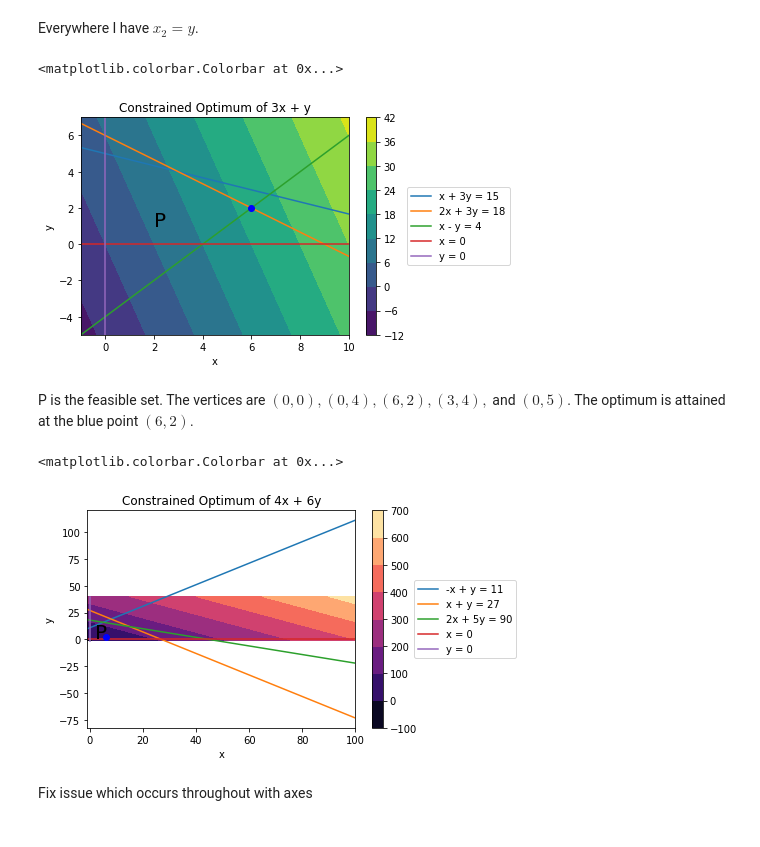
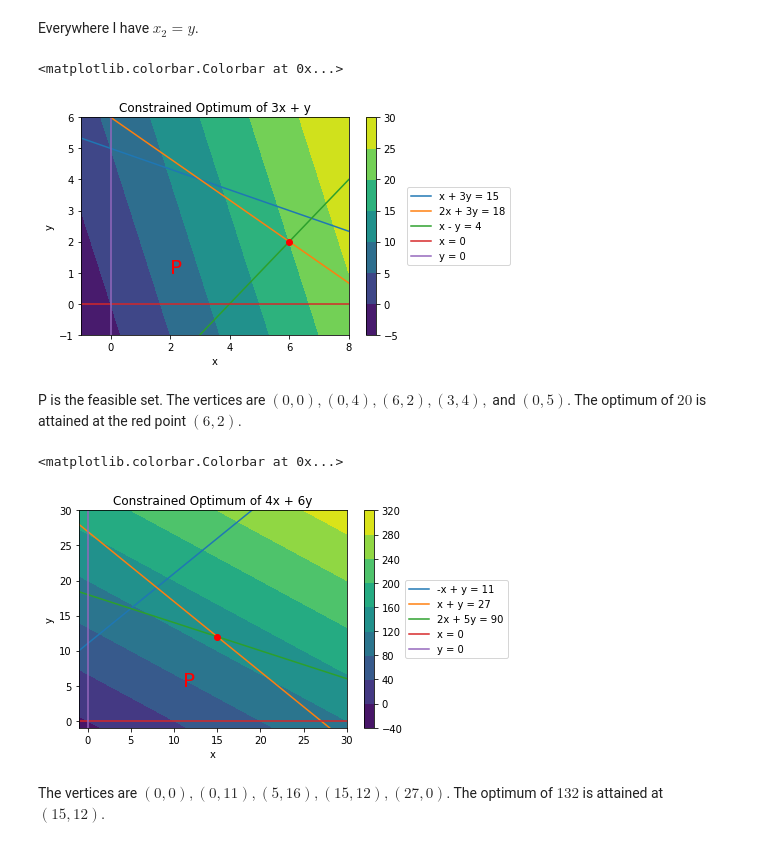
Before and after one commit to mattdbrown17/BootCamp2018, a Jupyter notebook: ProbSets/Math/ProbSet5/Math PS5.ipynb, the cells around one changed output. Saved outputs shown, nothing was run; the diff lists cells and outputs as text; code cells hidden in the pictures.

```diff
--- a/ProbSets/Math/ProbSet5/Math PS5.ipynb
+++ b/ProbSets/Math/ProbSet5/Math PS5.ipynb
@@ -47,8 +47,8 @@ The region labeled "P" is the feasible set, the function values are colormapped,
 Everywhere I have $x_2 = y$.
 # %%
 #initialize grids
-xgrid = np.linspace(-1, 10, 100)
-ygrid = np.linspace(-5, 7, 100)
+xgrid = np.linspace(-1, 8, 100)
+ygrid = np.linspace(-1, 6, 100)
 X, Y = np.meshgrid(xgrid, ygrid)
 
 #Get constraints in form y(x), x
@@ -70,50 +70,54 @@ plt.plot(xgrid, np.zeros(100), label = "x = 0")
 plt.plot(np.zeros(100), ygrid, label = "y = 0")
 plt.legend(loc='center left', bbox_to_anchor=(1.2, 0.5))
 plt.contourf(X, Y, f(X, Y), cmap ="viridis")
-plt.plot(6, 2, 'o', color = "blue")
-plt.text(2, 1, "P", fontsize =20, color = "black")
+plt.plot(6, 2, 'o', color = "red")
+plt.text(2, 1, "P", fontsize =20, color = "red")
 plt.xlabel('x')
 plt.ylabel('y')
+plt.xlim(-1, 8)
+plt.ylim(-1, 6)
 plt.title('Constrained Optimum of 3x + y')
 plt.colorbar()
 # %% [output]
 <matplotlib.colorbar.Colorbar at 0x...>
-[figure, old version]
+[figure, new version]
 # %% [markdown]
-P is the feasible set. The vertices are $(0, 0), (0, 4), (6, 2), (3, 4),$ and $(0, 5)$. The optimum is attained at the blue point $(6, 2)$.
+P is the feasible set. The vertices are $(0, 0), (0, 4), (6, 2), (3, 4),$ and $(0, 5)$. The optimum of $20$ is attained at the red point $(6, 2)$.
 # %%
 #initialize grids
-xgrid = np.linspace(-1, 100, 100)
-ygrid = np.linspace(-1, 40, 100)
+xgrid = np.linspace(-1, 30, 100)
+ygrid = np.linspace(-1, 30, 100)
 X, Y = np.meshgrid(xgrid, ygrid)
 
 #Get constraints in form y(x), x
 const1 = lambda x: 11 + x
 const2 = lambda x: 27 - x
 const3 = lambda x: (90 - 2*x) / 5
 
 #Define func
 f = lambda x, y: 4*x+6*y
 
 const1grid= np.array(const1(xgrid))
 const2grid= np.array(const2(xgrid))
 const3grid= np.array(const3(xgrid))
 
 plt.plot(xgrid, const1grid, label = "-x + y = 11")
 plt.plot(xgrid, const2grid, label = "x + y = 27")
 plt.plot(xgrid, const3grid, label = "2x + 5y = 90")
 plt.plot(xgrid, np.zeros(100), label = "x = 0")
 plt.plot(np.zeros(100), ygrid, label = "y = 0")
 plt.legend(loc='center left', bbox_to_anchor=(1.2, 0.5))
-plt.contourf(X, Y, f(X, Y), cmap ="magma")
-plt.plot(6, 2, 'o', color = "blue")
-plt.text(2, 1, "P", fontsize =20, color = "black")
+plt.contourf(X, Y, f(X, Y), cmap ="viridis")
+plt.plot(15, 12, 'o', color = "red")
+plt.text(11, 5, "P", fontsize =20, color = "red")
 plt.xlabel('x')
 plt.ylabel('y')
+plt.xlim(-1, 30)
+plt.ylim(-1, 30)
 plt.title('Constrained Optimum of 4x + 6y')
 plt.colorbar()
 # %% [output]
 <matplotlib.colorbar.Colorbar at 0x...>
-[figure, old version]
+[figure, new version]
-# %% [markdown]
-Fix issue which occurs throughout with axes
+# %% [markdown]
+The vertices are $(0,0), (0, 11), (5, 16), (15, 12), (27, 0)$. The optimum of $132$ is attained at $(15, 12)$.
```
Also changed, not shown: parts of 2 cells of this notebook, 2 other files.
